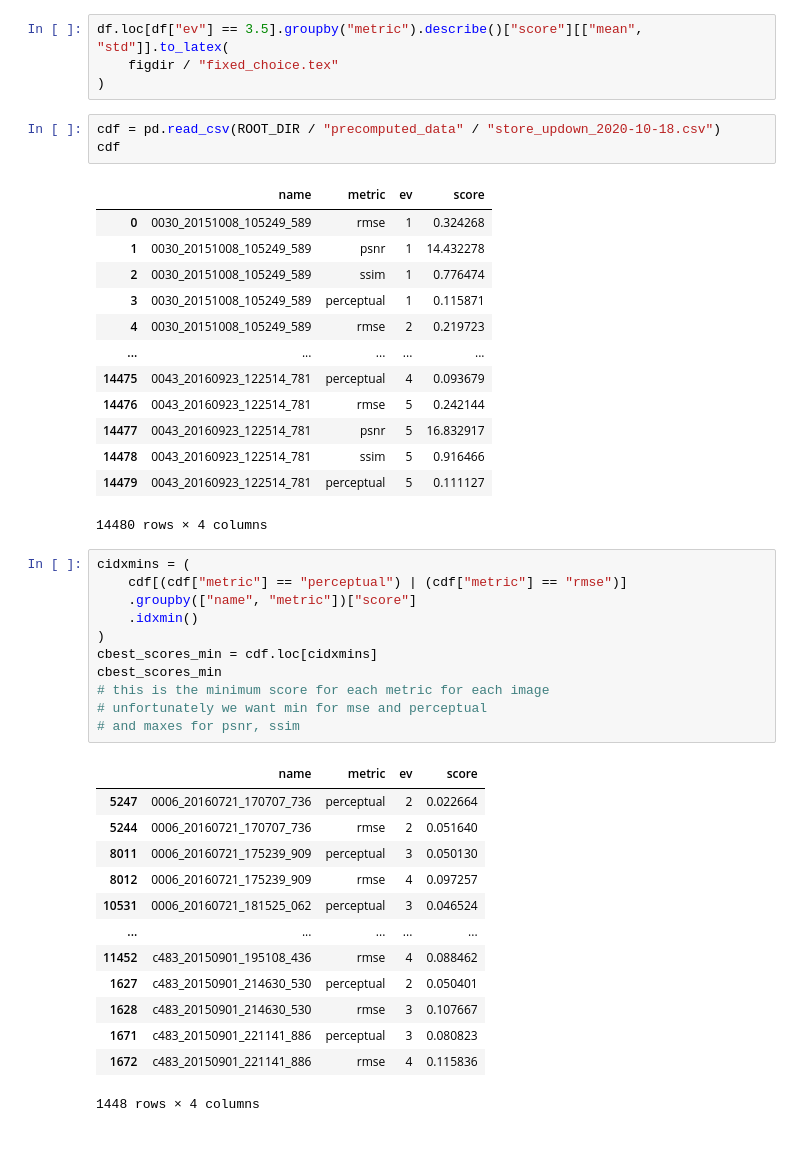
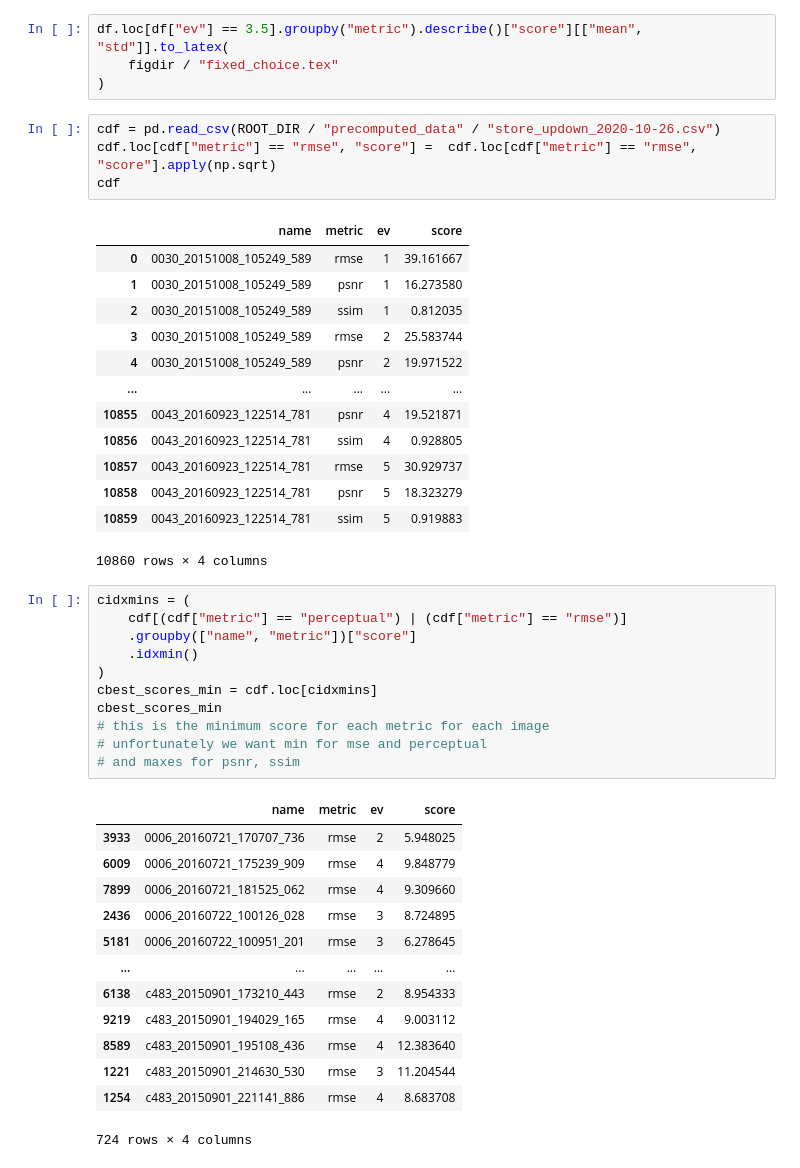
Before and after one commit to smsegal/DHDRNet, a Jupyter notebook: dhdrnet/notebooks/Untitled.ipynb, the cells around one changed output. Saved outputs shown, nothing was run; the diff lists cells and outputs as text.

```diff
--- a/dhdrnet/notebooks/Untitled.ipynb
+++ b/dhdrnet/notebooks/Untitled.ipynb
@@ -126,22 +130,23 @@ df.loc[df["ev"] == 3.5].groupby("metric").describe()["score"][["mean", "std"]].t
     figdir / "fixed_choice.tex"
 )
 # %%
-cdf = pd.read_csv(ROOT_DIR / "precomputed_data" / "store_updown_2020-10-18.csv")
+cdf = pd.read_csv(ROOT_DIR / "precomputed_data" / "store_updown_2020-10-26.csv")
+cdf.loc[cdf["metric"] == "rmse", "score"] =  cdf.loc[cdf["metric"] == "rmse", "score"].apply(np.sqrt)
 cdf
 # %% [output]
 |  | name | metric | ev | score |
-| 0 | 0030_20151008_105249_589 | rmse | 1 | 0.324268 |
-| 1 | 0030_20151008_105249_589 | psnr | 1 | 14.432278 |
-| 2 | 0030_20151008_105249_589 | ssim | 1 | 0.776474 |
-| 3 | 0030_20151008_105249_589 | perceptual | 1 | 0.115871 |
-| 4 | 0030_20151008_105249_589 | rmse | 2 | 0.219723 |
+| 0 | 0030_20151008_105249_589 | rmse | 1 | 39.161667 |
+| 1 | 0030_20151008_105249_589 | psnr | 1 | 16.273580 |
+| 2 | 0030_20151008_105249_589 | ssim | 1 | 0.812035 |
+| 3 | 0030_20151008_105249_589 | rmse | 2 | 25.583744 |
+| 4 | 0030_20151008_105249_589 | psnr | 2 | 19.971522 |
 | ... | ... | ... | ... | ... |
-| 14475 | 0043_20160923_122514_781 | perceptual | 4 | 0.093679 |
-| 14476 | 0043_20160923_122514_781 | rmse | 5 | 0.242144 |
-| 14477 | 0043_20160923_122514_781 | psnr | 5 | 16.832917 |
-| 14478 | 0043_20160923_122514_781 | ssim | 5 | 0.916466 |
-| 14479 | 0043_20160923_122514_781 | perceptual | 5 | 0.111127 |
+| 10855 | 0043_20160923_122514_781 | psnr | 4 | 19.521871 |
+| 10856 | 0043_20160923_122514_781 | ssim | 4 | 0.928805 |
+| 10857 | 0043_20160923_122514_781 | rmse | 5 | 30.929737 |
+| 10858 | 0043_20160923_122514_781 | psnr | 5 | 18.323279 |
+| 10859 | 0043_20160923_122514_781 | ssim | 5 | 0.919883 |
-14480 rows × 4 columns
+10860 rows × 4 columns
 # %%
 cidxmins = (
     cdf[(cdf["metric"] == "perceptual") | (cdf["metric"] == "rmse")]
@@ -155,18 +160,18 @@ cbest_scores_min
 # and maxes for psnr, ssim
 # %% [output]
 |  | name | metric | ev | score |
-| 5247 | 0006_20160721_170707_736 | perceptual | 2 | 0.022664 |
-| 5244 | 0006_20160721_170707_736 | rmse | 2 | 0.051640 |
-| 8011 | 0006_20160721_175239_909 | perceptual | 3 | 0.050130 |
-| 8012 | 0006_20160721_175239_909 | rmse | 4 | 0.097257 |
-| 10531 | 0006_20160721_181525_062 | perceptual | 3 | 0.046524 |
+| 3933 | 0006_20160721_170707_736 | rmse | 2 | 5.948025 |
+| 6009 | 0006_20160721_175239_909 | rmse | 4 | 9.848779 |
+| 7899 | 0006_20160721_181525_062 | rmse | 4 | 9.309660 |
+| 2436 | 0006_20160722_100126_028 | rmse | 3 | 8.724895 |
+| 5181 | 0006_20160722_100951_201 | rmse | 3 | 6.278645 |
 | ... | ... | ... | ... | ... |
-| 11452 | c483_20150901_195108_436 | rmse | 4 | 0.088462 |
-| 1627 | c483_20150901_214630_530 | perceptual | 2 | 0.050401 |
-| 1628 | c483_20150901_214630_530 | rmse | 3 | 0.107667 |
-| 1671 | c483_20150901_221141_886 | perceptual | 3 | 0.080823 |
-| 1672 | c483_20150901_221141_886 | rmse | 4 | 0.115836 |
+| 6138 | c483_20150901_173210_443 | rmse | 2 | 8.954333 |
+| 9219 | c483_20150901_194029_165 | rmse | 4 | 9.003112 |
+| 8589 | c483_20150901_195108_436 | rmse | 4 | 12.383640 |
+| 1221 | c483_20150901_214630_530 | rmse | 3 | 11.204544 |
+| 1254 | c483_20150901_221141_886 | rmse | 4 | 8.683708 |
-1448 rows × 4 columns
+724 rows × 4 columns
 # %%
 cidxmaxs = (
     cdf[(cdf["metric"] == "psnr") | (cdf["metric"] == "ssim")]
```
Also changed, not shown: parts of 12 cells of this notebook, 5 other files.
